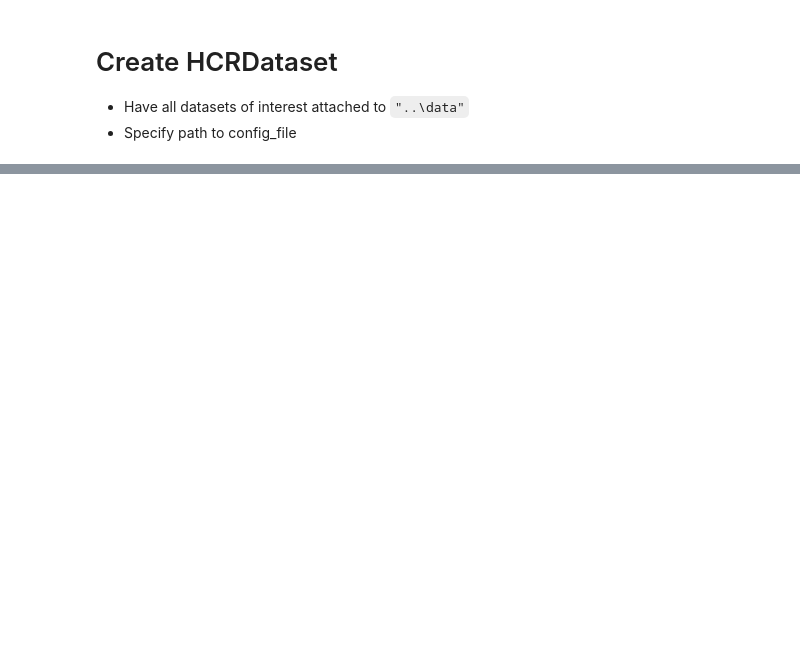
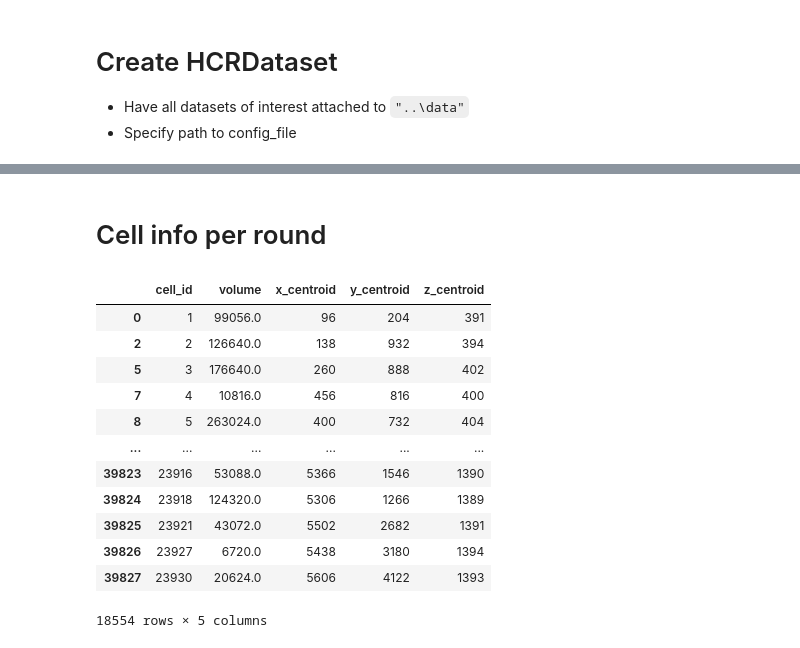
Before and after one commit to AllenNeuralDynamics/aind-hcr-data-loader, a Jupyter notebook: src/aind_hcr_data_loader/examples/hcr_dataset_usage.ipynb, the cells around one changed output, grey strips where cells are left out. Cells and saved outputs as stored; diff of their text form; code cells hidden in the pictures; blank space fills up the shorter version.

```diff
--- a/src/aind_hcr_data_loader/examples/hcr_dataset_usage.ipynb
+++ b/src/aind_hcr_data_loader/examples/hcr_dataset_usage.ipynb
@@ -52,0 +135,18 @@ mixed_cxg.head()
+# %% [markdown]
+# Cell info per round
+# %%
+dataset.get_cell_info(round_key="R1")
+# %% [output]
+|  | cell_id | volume | x_centroid | y_centroid | z_centroid |
+| 0 | 1 | 99056.0 | 96 | 204 | 391 |
+| 2 | 2 | 126640.0 | 138 | 932 | 394 |
+| 5 | 3 | 176640.0 | 260 | 888 | 402 |
+| 7 | 4 | 10816.0 | 456 | 816 | 400 |
+| 8 | 5 | 263024.0 | 400 | 732 | 404 |
+| ... | ... | ... | ... | ... | ... |
+| 39823 | 23916 | 53088.0 | 5366 | 1546 | 1390 |
+| 39824 | 23918 | 124320.0 | 5306 | 1266 | 1389 |
+| 39825 | 23921 | 43072.0 | 5502 | 2682 | 1391 |
+| 39826 | 23927 | 6720.0 | 5438 | 3180 | 1394 |
+| 39827 | 23930 | 20624.0 | 5606 | 4122 | 1393 |
+18554 rows × 5 columns
```
Also changed, not shown: parts of 12 cells of this notebook, 1 other file.
